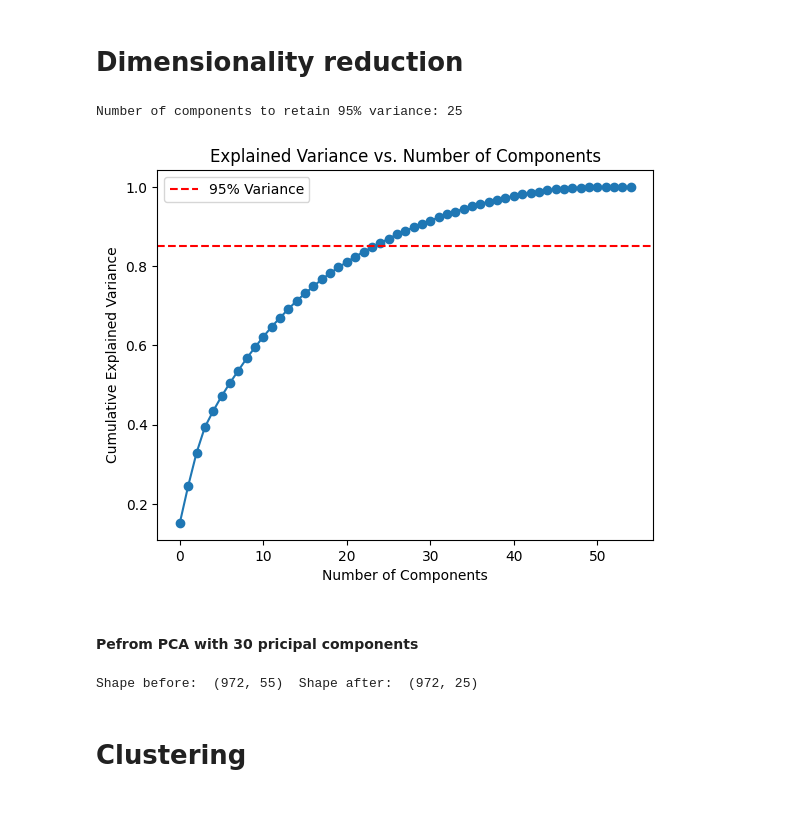
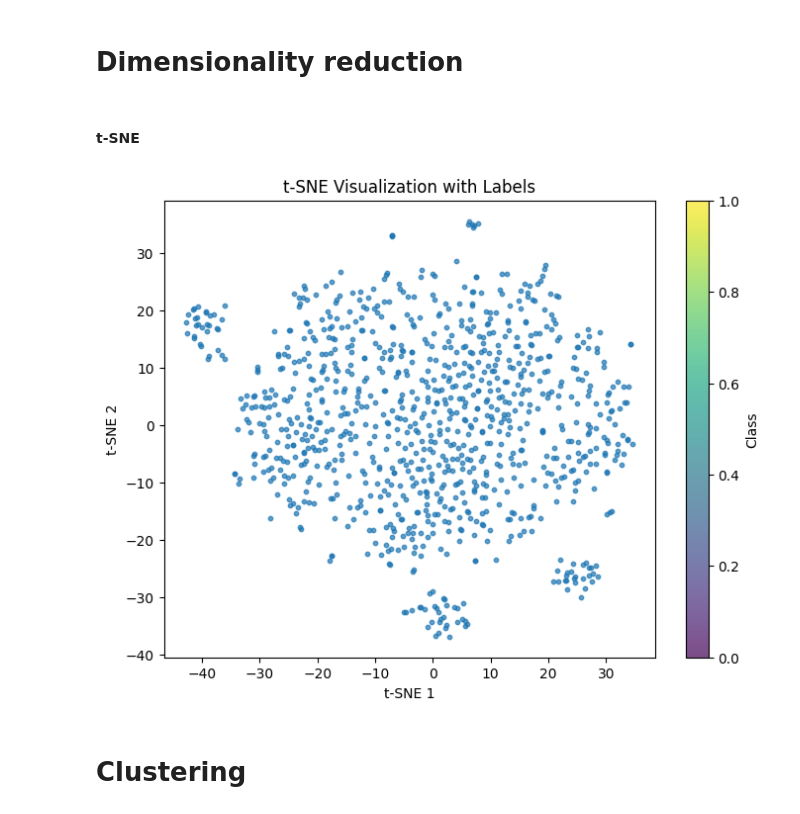
Before and after one commit to l-lattermann/jupyter-clustering-mental-health-study, a Jupyter notebook: data_analysis.ipynb, the cells around one changed output. Saved outputs shown, nothing was run; the diff lists cells and outputs as text; code cells hidden in the pictures.

```diff
--- a/data_analysis.ipynb
+++ b/data_analysis.ipynb
@@ -956,41 +957,29 @@ print(transformed_df.to_string())
 # %% [markdown]
 # Dimensionality reduction
-# %%
-# Fit PCA
-pca = PCA()
-pca.fit(processed_data)
-
-# Cumulative explained variance
-cumulative_variance = np.cumsum(pca.explained_variance_ratio_)
-
-# Define variance threshold
-variance_threshold = 0.85
-# Find the number of components to retain 95% variance
-components_argmax = np.argmax(cumulative_variance >= variance_threshold) + 1
-print(f"Number of components to retain 95% variance: {components_argmax}")
-
-# Plot the cumulative explained variance
-plt.plot(cumulative_variance, marker='o')
-plt.axhline(y=variance_threshold, color='r', linestyle='--', label='95% Variance')
-plt.xlabel('Number of Components')
-plt.ylabel('Cumulative Explained Variance')
-plt.title('Explained Variance vs. Number of Components')
-plt.legend()
-plt.show()
-# %% [output]
-Number of components to retain 95% variance: 25
-[figure, removed]
-# %% [markdown]
-#### Pefrom PCA with 30 pricipal components
-# %%
-# Apply PCA with 30 components
-pca = PCA(n_components=components_argmax)  # Retain only 30 components
-reduced_data = pca.fit_transform(processed_data)
-
-# Print processed data shape
-print('Shape before: ', processed_data.shape, ' Shape after: ', reduced_data.shape)
-# %% [output]
-Shape before:  (972, 55)  Shape after:  (972, 25)
+# %% [markdown]
+#### t-SNE
+# %%
+# Make a copy of the reduced data
+tsne_data = processed_data.copy()
+
+# Standardize the data
+scaler = StandardScaler()
+tsne_data = scaler.fit_transform(tsne_data)
+
+# Fit t-SNE
+tsne = TSNE(n_components=2, random_state=42)
+tsne_results = tsne.fit_transform(tsne_data)
+
+# Visualize with labels
+plt.figure(figsize=(8, 6))
+plt.scatter(tsne_results[:, 0], tsne_results[:, 1], cmap='viridis', s=10, alpha=0.7)
+plt.colorbar(label='Class')
+plt.title('t-SNE Visualization with Labels')
+plt.xlabel('t-SNE 1')
+plt.ylabel('t-SNE 2')
+plt.show()
+# %% [output]
+[figure, added]
 # %% [markdown]
 # Clustering
 # %% [markdown]
```
Also changed, not shown: parts of 11 cells of this notebook, 4 other files.
